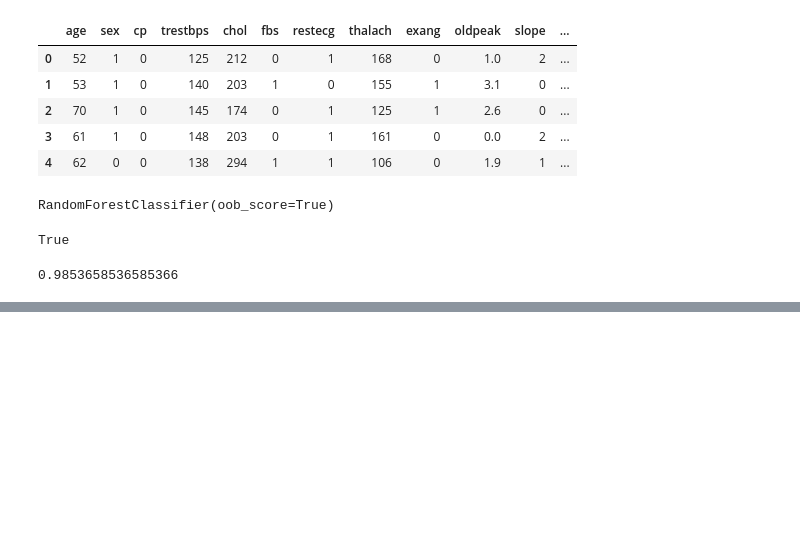
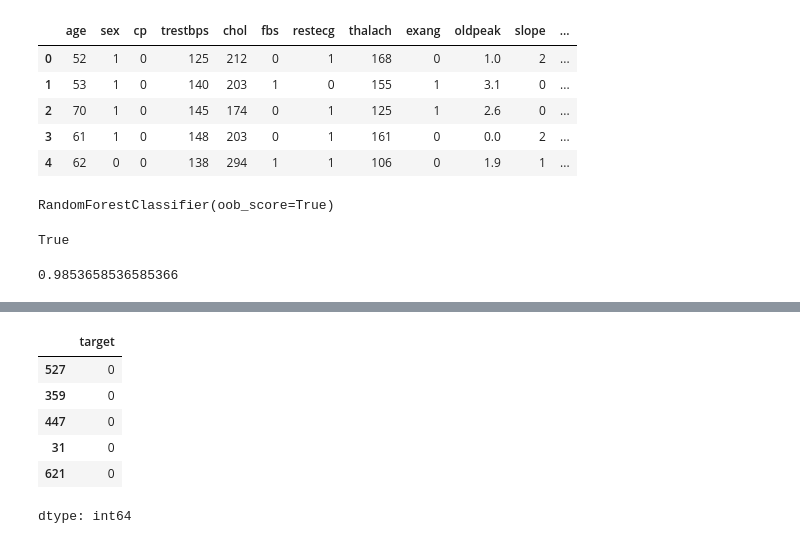
Before and after one commit to Jivang0/machine_learning_all, a Jupyter notebook: OOB_Score.ipynb, the cells around one changed output, grey strips where cells are left out. Drawn from its saved outputs; the diff is of its cells as text; code cells hidden in the pictures; blank space fills up the shorter version.

```diff
--- a/OOB_Score.ipynb
+++ b/OOB_Score.ipynb
@@ -39,0 +62,10 @@ accuracy_score(y_test,y_pred)
+# %%
+difference.head()
+# %% [output]
+|  | target |
+| 527 | 0 |
+| 359 | 0 |
+| 447 | 0 |
+| 31 | 0 |
+| 621 | 0 |
+dtype: int64
```
Also changed, not shown: parts of 3 cells of this notebook.
